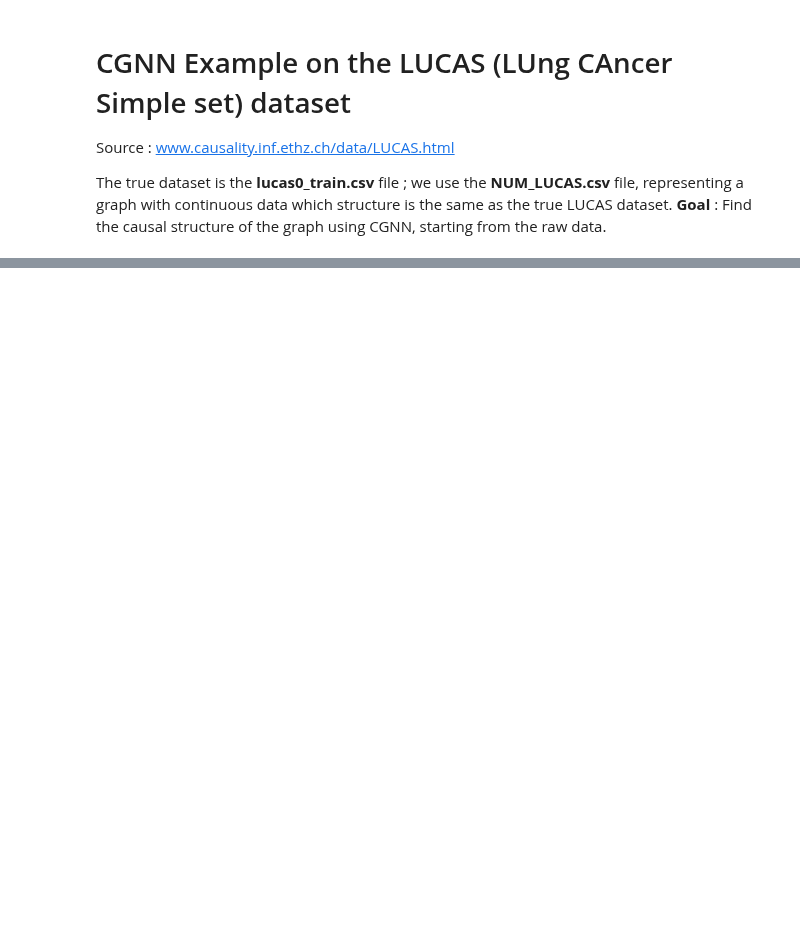
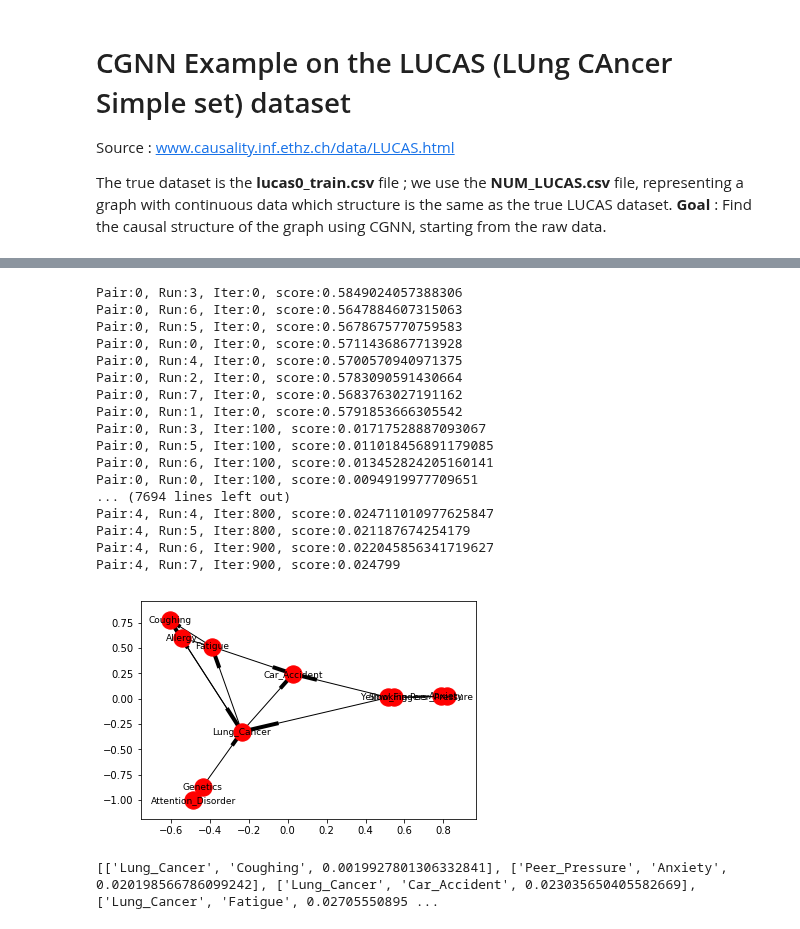
Before and after one commit to FenTechSolutions/CausalDiscoveryToolbox, a Jupyter notebook: LUCAS_example/Discovery_LUCAS.ipynb, the cells around one changed output, grey strips where cells are left out. Drawn from its saved outputs; the diff is of its cells as text; code cells hidden in the pictures; blank space fills up the shorter version.

```diff
--- a/LUCAS_example/Discovery_LUCAS.ipynb
+++ b/LUCAS_example/Discovery_LUCAS.ipynb
@@ -55,10 +91,33 @@ ugraph.plot()
 # %%
 # Orient the edges of the graph
-from cdt.causality.pairwise import CGNN
+from cdt.causality.graph import CGNN
 Cgnn = CGNN(backend="TensorFlow")
+start_time = time.time()
 dgraph = Cgnn.predict(data, graph=ugraph)
+print("--- Execution time : %s seconds ---" % (time.time() - start_time))
 
 # Plot the output graph
 dgraph.plot()
-
+# Print output results :
+print(dgraph.list_edges())
 # Data can be generated using the graph output, with the method CGNN_generator_tf from cdt.generators.generators
+# %% [output]
+Pair:0, Run:3, Iter:0, score:0.5849024057388306
+Pair:0, Run:6, Iter:0, score:0.5647884607315063
+Pair:0, Run:5, Iter:0, score:0.5678675770759583
+Pair:0, Run:0, Iter:0, score:0.5711436867713928
+Pair:0, Run:4, Iter:0, score:0.5700570940971375
+Pair:0, Run:2, Iter:0, score:0.5783090591430664
+Pair:0, Run:7, Iter:0, score:0.5683763027191162
+Pair:0, Run:1, Iter:0, score:0.5791853666305542
+Pair:0, Run:3, Iter:100, score:0.01717528887093067
+Pair:0, Run:5, Iter:100, score:0.011018456891179085
+Pair:0, Run:6, Iter:100, score:0.013452824205160141
+Pair:0, Run:0, Iter:100, score:0.0094919977709651
+... (7694 lines left out)
+Pair:4, Run:4, Iter:800, score:0.024711010977625847
+Pair:4, Run:5, Iter:800, score:0.021187674254179
+Pair:4, Run:6, Iter:900, score:0.022045856341719627
+Pair:4, Run:7, Iter:900, score:0.024799
+[figure, added]
+[['Lung_Cancer', 'Coughing', 0.0019927801306332841], ['Peer_Pressure', 'Anxiety', 0.020198566786099242], ['Lung_Cancer', 'Car_Accident', 0.023035650405582669], ['Lung_Cancer', 'Fatigue', 0.02705550895 ...
```
Also changed, not shown: parts of 4 cells of this notebook, 5 other files.
